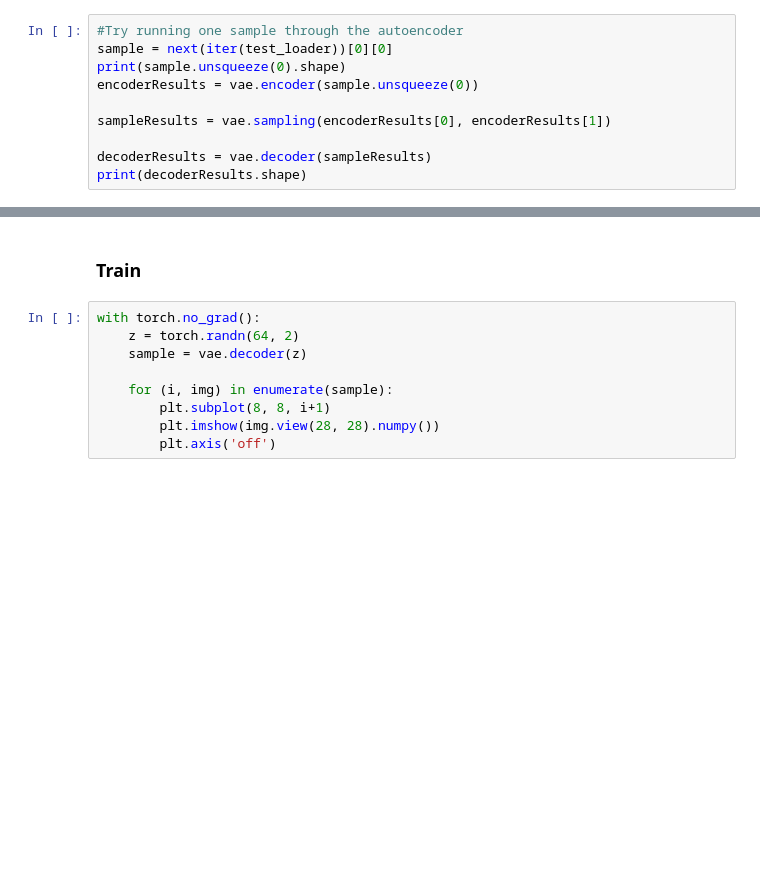
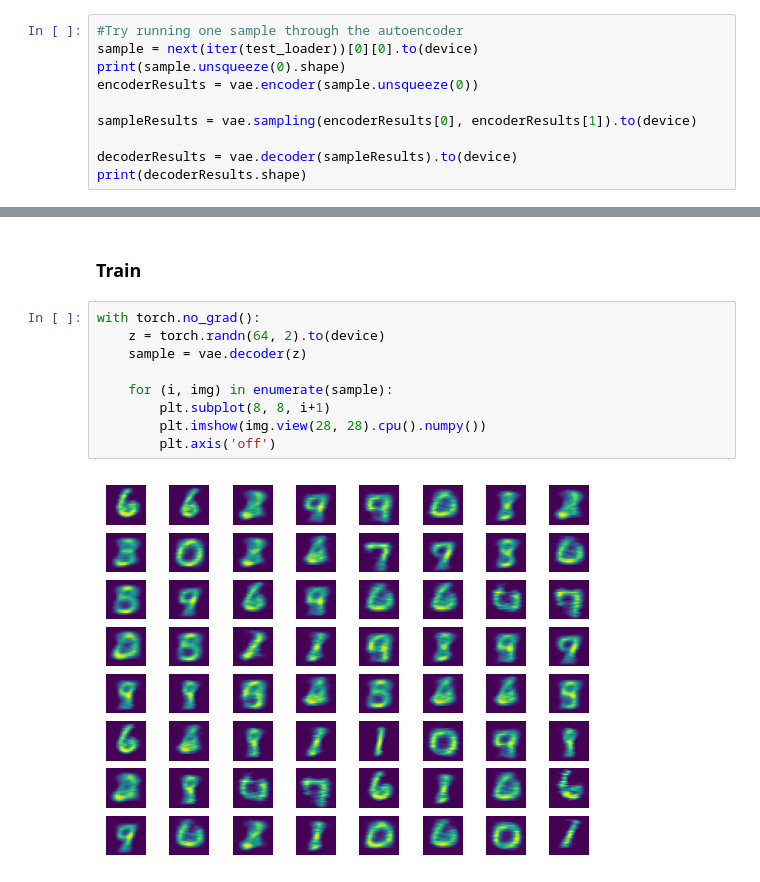
Before and after one commit to Grantmartin2002/Conditional-VAE, a Jupyter notebook: Variational Auto Encoder.ipynb, the cells around one changed output, grey strips where cells are left out. Cells and saved outputs as stored; diff of their text form; blank space fills up the shorter version.

```diff
--- a/Variational Auto Encoder.ipynb
+++ b/Variational Auto Encoder.ipynb
@@ -148,13 +166,13 @@ def test():
     print('====> Test set loss: {:.4f}'.format(test_loss))
 # %%
 #Try running one sample through the autoencoder
-sample = next(iter(test_loader))[0][0]
+sample = next(iter(test_loader))[0][0].to(device)
 print(sample.unsqueeze(0).shape)
 encoderResults = vae.encoder(sample.unsqueeze(0))
 
-sampleResults = vae.sampling(encoderResults[0], encoderResults[1])
+sampleResults = vae.sampling(encoderResults[0], encoderResults[1]).to(device)
 
-decoderResults = vae.decoder(sampleResults)
+decoderResults = vae.decoder(sampleResults).to(device)
 print(decoderResults.shape)
 # %% [output]
 torch.Size([1, 1, 28, 28])
@@ -186,10 +203,12 @@ KeyboardInterrupt:
 ### Train ###
 # %%
 with torch.no_grad():
-    z = torch.randn(64, 2)
+    z = torch.randn(64, 2).to(device)
     sample = vae.decoder(z)
 
     for (i, img) in enumerate(sample):
         plt.subplot(8, 8, i+1)
-        plt.imshow(img.view(28, 28).numpy())
+        plt.imshow(img.view(28, 28).cpu().numpy())
         plt.axis('off')
+# %% [output]
+[figure, added]
```
Also changed, not shown: parts of 5 cells of this notebook.
